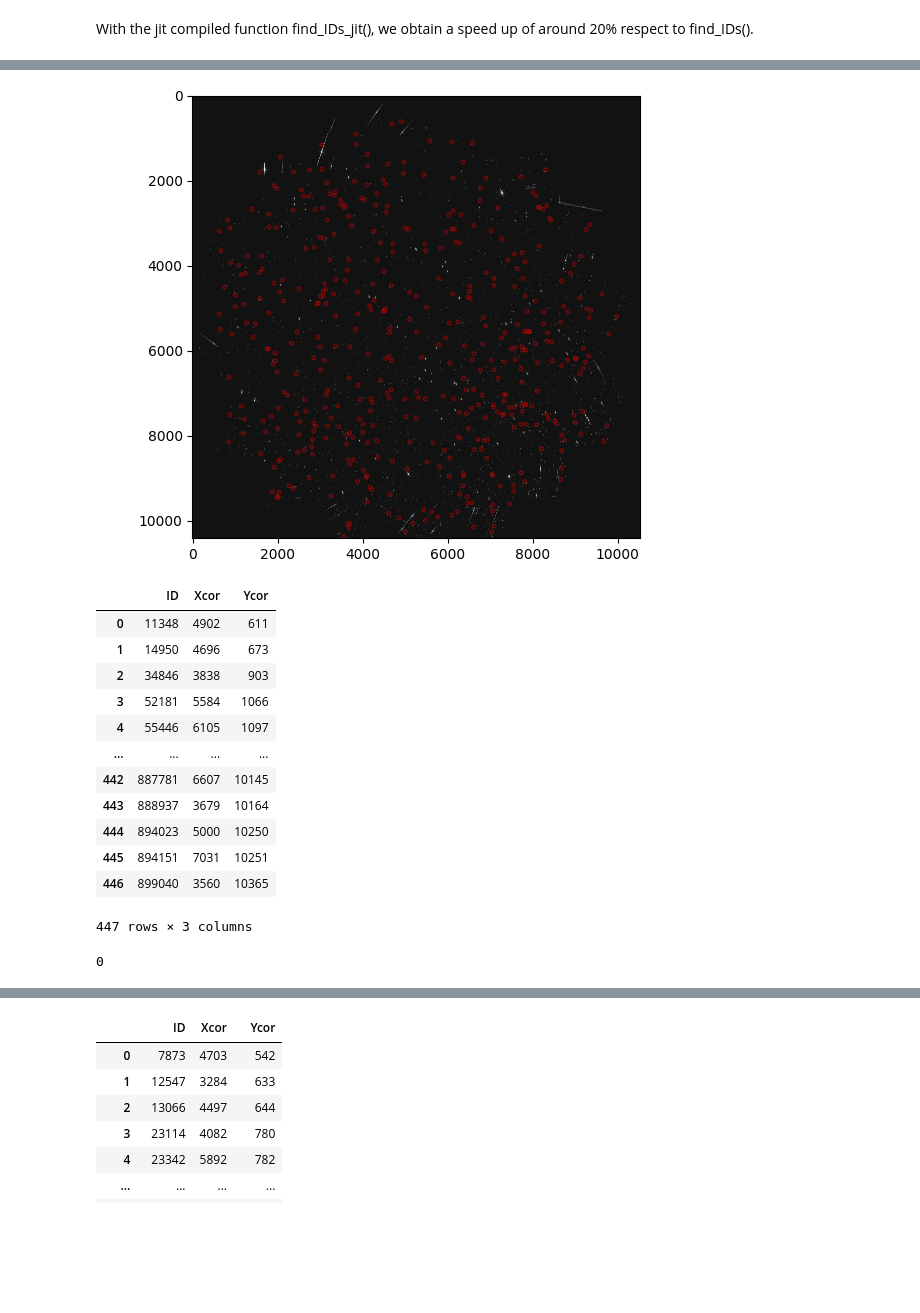
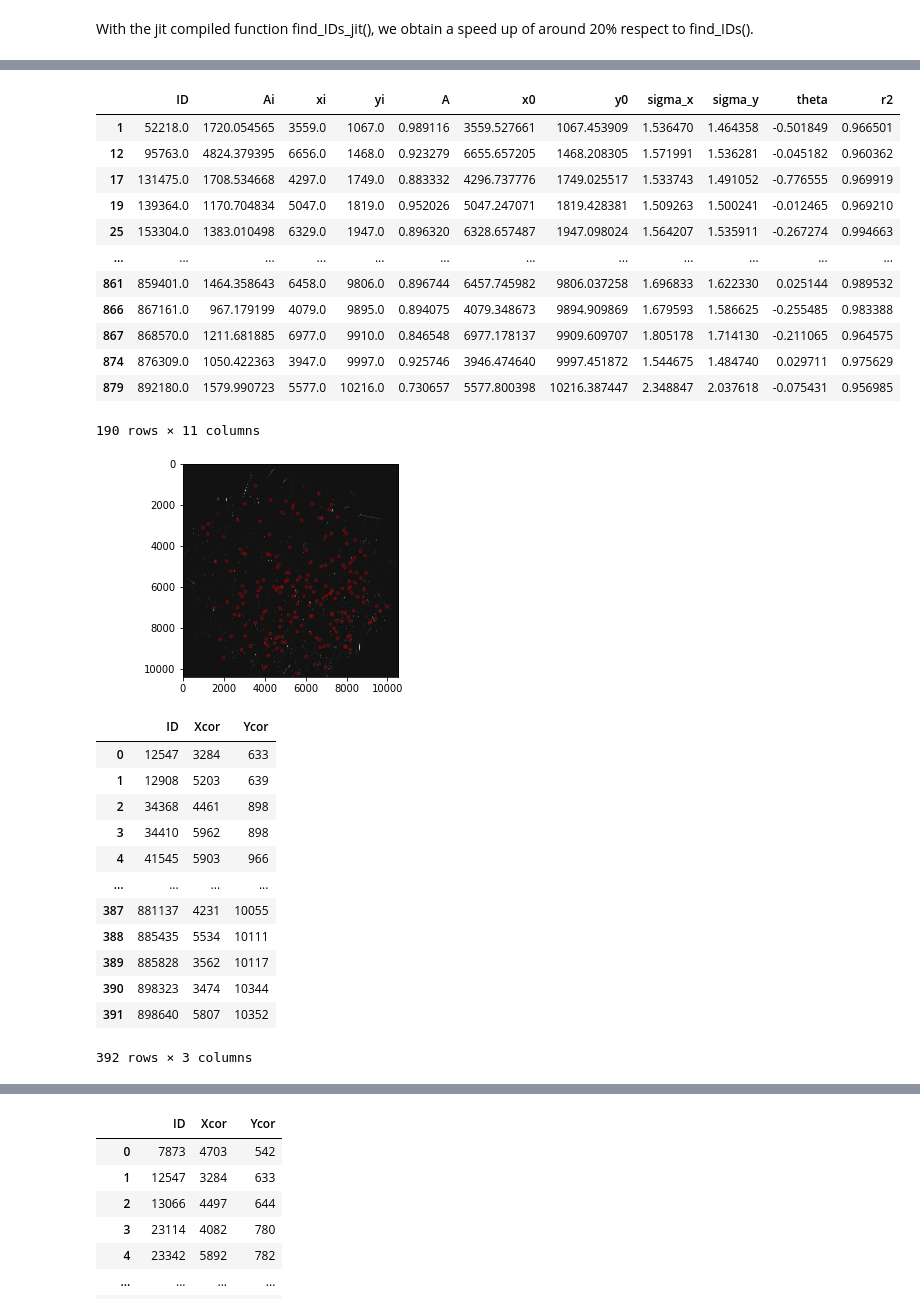
Before and after one commit to Nuelam9/Report1, a Jupyter notebook: src/data_preprocessing.ipynb, the cells around one changed output, grey strips where cells are left out. Cells and saved outputs as stored; diff of their text form; code cells hidden in the pictures; blank space fills up the shorter version.

```diff
--- a/src/data_preprocessing.ipynb
+++ b/src/data_preprocessing.ipynb
@@ -160,44 +176,63 @@ len(np.unique(IDs_filt[:,0]))
+# %%
+df_bad = pd.read_csv(filepath_results + 'bad_stars_ID_F606w.txt')
+# %%
+filepath_results = '../Results/'
+
+df = pd.read_csv(filepath_results + 'fit_results_F606w_gauss2d.csv')
+df[mask]
+# %% [output]
+|  | ID | Ai | xi | yi | A | x0 | y0 | sigma_x | sigma_y | theta | r2 |
+| 1 | 52218.0 | 1720.054565 | 3559.0 | 1067.0 | 0.989116 | 3559.527661 | 1067.453909 | 1.536470 | 1.464358 | -0.501849 | 0.966501 |
+| 12 | 95763.0 | 4824.379395 | 6656.0 | 1468.0 | 0.923279 | 6655.657205 | 1468.208305 | 1.571991 | 1.536281 | -0.045182 | 0.960362 |
+| 17 | 131475.0 | 1708.534668 | 4297.0 | 1749.0 | 0.883332 | 4296.737776 | 1749.025517 | 1.533743 | 1.491052 | -0.776555 | 0.969919 |
+| 19 | 139364.0 | 1170.704834 | 5047.0 | 1819.0 | 0.952026 | 5047.247071 | 1819.428381 | 1.509263 | 1.500241 | -0.012465 | 0.969210 |
+| 25 | 153304.0 | 1383.010498 | 6329.0 | 1947.0 | 0.896320 | 6328.657487 | 1947.098024 | 1.564207 | 1.535911 | -0.267274 | 0.994663 |
+| ... | ... | ... | ... | ... | ... | ... | ... | ... | ... | ... | ... |
+| 861 | 859401.0 | 1464.358643 | 6458.0 | 9806.0 | 0.896744 | 6457.745982 | 9806.037258 | 1.696833 | 1.622330 | 0.025144 | 0.989532 |
+| 866 | 867161.0 | 967.179199 | 4079.0 | 9895.0 | 0.894075 | 4079.348673 | 9894.909869 | 1.679593 | 1.586625 | -0.255485 | 0.983388 |
+| 867 | 868570.0 | 1211.681885 | 6977.0 | 9910.0 | 0.846548 | 6977.178137 | 9909.609707 | 1.805178 | 1.714130 | -0.211065 | 0.964575 |
+| 874 | 876309.0 | 1050.422363 | 3947.0 | 9997.0 | 0.925746 | 3946.474640 | 9997.451872 | 1.544675 | 1.484740 | 0.029711 | 0.975629 |
+| 879 | 892180.0 | 1579.990723 | 5577.0 | 10216.0 | 0.730657 | 5577.800398 | 10216.387447 | 2.348847 | 2.037618 | -0.075431 | 0.956985 |
+190 rows × 11 columns
+# %%
+mask = (df.r2 > 0.95) & ~df.ID.isin(df_bad.bad_ID) & (df.A < 2)
 # %%
 %matplotlib widget
 fig, ax = latex_settings()
 
 ax.imshow(image_f606, cmap='gray')
-ax.scatter(data.loc[data.ID.isin(IDs_filt[:, 0]), 'Xcor'],
-            data.loc[data.ID.isin(IDs_filt[:, 0]), 'Ycor'],
+ax.scatter(data.loc[data.ID.isin(df.loc[mask, 'ID']), 'Xcor'],
+            data.loc[data.ID.isin(df.loc[mask, 'ID']), 'Ycor'],
             color='b', s=0.1, marker=',', label='Dataset pts')
-ax.scatter(IDs_filt[:,1], IDs_filt[:,2], alpha=0.4, marker='o', color='r',
+ax.scatter(df.loc[mask, 'xi'], df.loc[mask, 'yi'], alpha=0.4, marker='o', color='r',
            fc='None', s=6., label='Image pts')
 plt.show()
 filepath_images = '../Images/'
-#plt.savefig(filepath_images + f'stars_ID_identified_{wavelen}.png',
-            #dpi=800, transparent=True)
+plt.savefig(filepath_images + f'stars_ID_identified_{wavelen}_final.png',
+            dpi=800, transparent=True)
 # %% [output]
-[figure, old version]
+[figure, new version]
 # %%
 df = pd.DataFrame(IDs_filt, columns=['ID', 'Xcor', 'Ycor'])
 df = df.astype('int32')
 filepath_results = '../Results/'
-df.to_csv(filepath_results + f'ID_coords_image_{wavelen}_800_1200.csv', index=False)
+df.to_csv(filepath_results + f'ID_coords_image_{wavelen}.csv', index=False)
 
 df
 # %% [output]
 |  | ID | Xcor | Ycor |
-| 0 | 11348 | 4902 | 611 |
-| 1 | 14950 | 4696 | 673 |
-| 2 | 34846 | 3838 | 903 |
-| 3 | 52181 | 5584 | 1066 |
-| 4 | 55446 | 6105 | 1097 |
+| 0 | 12547 | 3284 | 633 |
+| 1 | 12908 | 5203 | 639 |
+| 2 | 34368 | 4461 | 898 |
+| 3 | 34410 | 5962 | 898 |
+| 4 | 41545 | 5903 | 966 |
 | ... | ... | ... | ... |
-| 442 | 887781 | 6607 | 10145 |
-| 443 | 888937 | 3679 | 10164 |
-| 444 | 894023 | 5000 | 10250 |
-| 445 | 894151 | 7031 | 10251 |
-| 446 | 899040 | 3560 | 10365 |
+| 387 | 881137 | 4231 | 10055 |
+| 388 | 885435 | 5534 | 10111 |
+| 389 | 885828 | 3562 | 10117 |
+| 390 | 898323 | 3474 | 10344 |
+| 391 | 898640 | 5807 | 10352 |
-447 rows × 3 columns
+392 rows × 3 columns
-# %%
-df.ID.isin([df_old.ID]).sum()
-# %% [output]
-0
 # %%
 def get_star_box(ID: int, IDs: np.ndarray = df.to_numpy(),
                  img: np.ndarray = image, bb: int = 15, norm=True) -> np.array:
```
Also changed, not shown: parts of 9 cells of this notebook.
